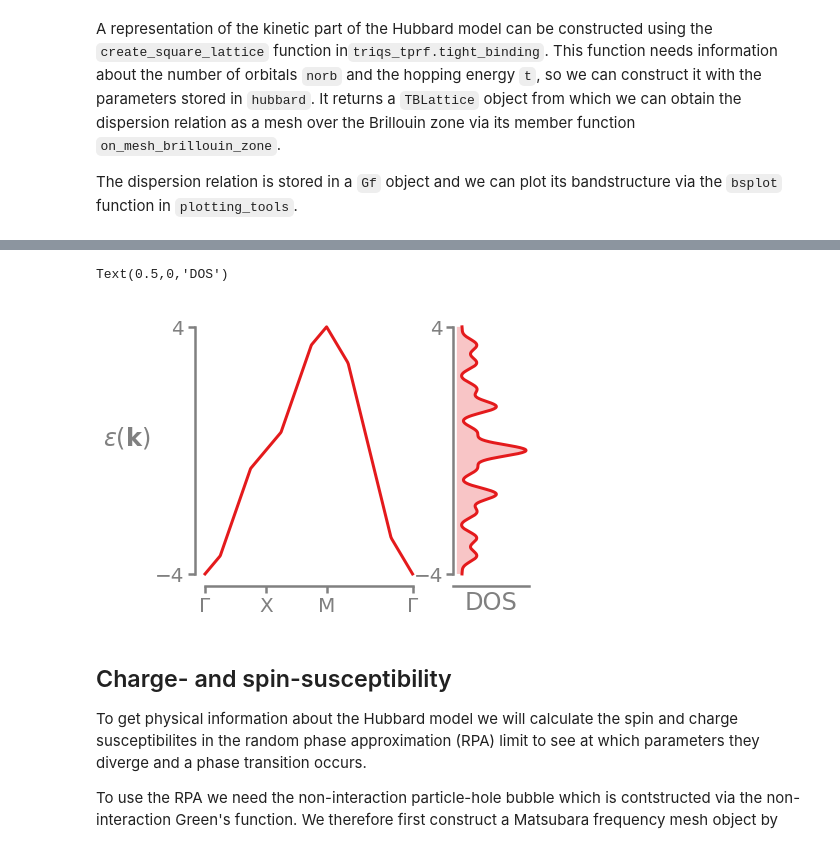
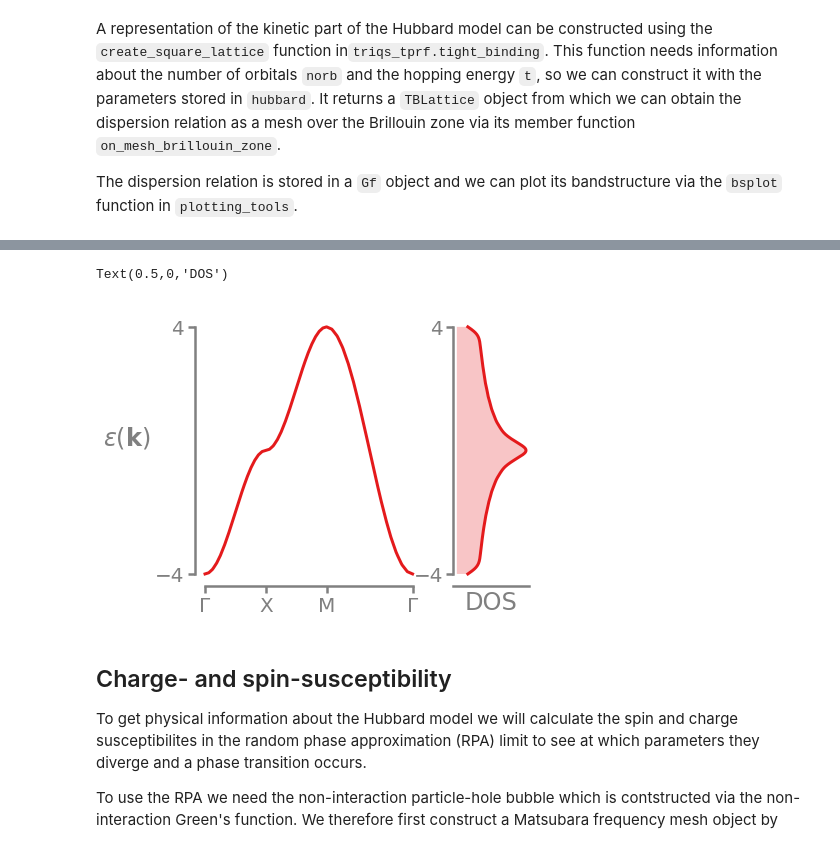
Before and after one commit to TRIQS/tprf, a Jupyter notebook: benchmark/eliashberg/particle_hole_transformation/PHT_Hubbard_Model.ipynb, the cells around one changed output, grey strips where cells are left out. Saved outputs shown, nothing was run; the diff lists cells and outputs as text; code cells hidden in the pictures.

```diff
--- a/benchmark/eliashberg/particle_hole_transformation/PHT_Hubbard_Model.ipynb
+++ b/benchmark/eliashberg/particle_hole_transformation/PHT_Hubbard_Model.ipynb
@@ -47,7 +47,7 @@ hubbard = ParameterCollection(   # -- Model Parameter
                                  zeeman=0.0, # Strength of zeeman term
 
                                  # -- Technical parameter
-                                 nk=8, # Number of points in one dimension considered in the Brillouin zone.
+                                 nk=32, # Number of points in one dimension considered in the Brillouin zone.
                                  nw=50, # Number of Matsubara points in positive dimension.
                                         )
 hubbard
@@ -85,22 +85,22 @@ path = [(r'$\Gamma$', np.array([0.0, 0.0, 0.0])),
 # %%
 from matplotlib import gridspec
 from triqs_tprf.plotting_tools import bsplot, dosplot
 
 gs = gridspec.GridSpec(1, 2, width_ratios=[3, 1])
 gs.update(wspace=0.2, hspace=0.05)
 
 # -- Bandstructure
 ax_bs = plt.subplot(gs[0])
-ax_bs.bsplot(e_k, path)
+ax_bs.bsplot(e_k[0,0], path)
 ax_bs.set_ylabel('$\epsilon(\mathbf{k})$', rotation=0, ha='right')
 
 # -- Density of states
 ax_dos = plt.subplot(gs[1])
-ax_dos.dosplot(e_k)
+ax_dos.dosplot(e_k[0,0])
 ax_dos.set_xlabel('DOS')
 # %% [output]
 Text(0.5,0,'DOS')
-[figure, old version]
+[figure, new version]
 # %% [markdown]
 ## Charge- and spin-susceptibility
 
```
Also changed, not shown: parts of 16 cells of this notebook, 3 other files.
